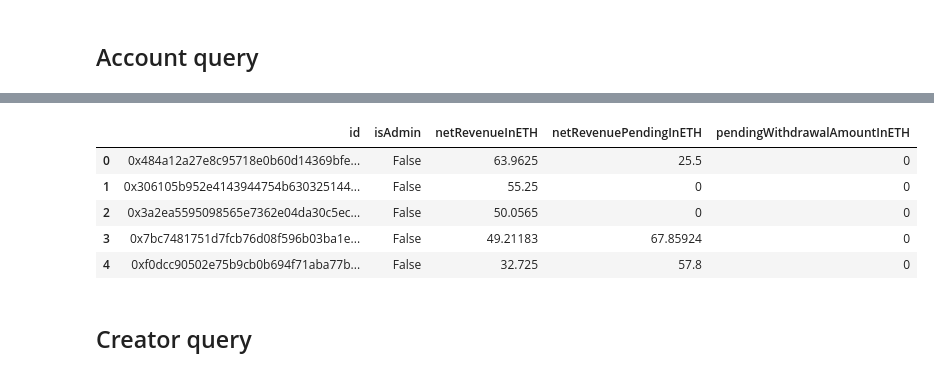
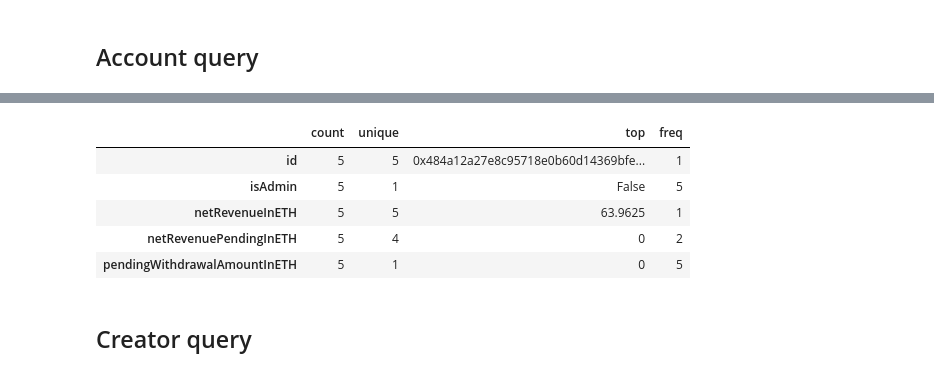
Before and after one commit to andrewyewcy/capstone-2, a Jupyter notebook: Capstone 2 Data Wrangling.ipynb, the cells around one changed output, grey strips where cells are left out. Saved outputs shown, nothing was run; the diff lists cells and outputs as text; code cells hidden in the pictures.

Commit message:
deactivated all pandas profiling and just used the pandas describe method instead

```diff
--- a/Capstone 2 Data Wrangling.ipynb
+++ b/Capstone 2 Data Wrangling.ipynb
@@ -42,7 +50,7 @@ wrangled_df = pd.DataFrame(columns = df_column_names)
 for i in range(len(extracted_data)):
     wrangled_df = wrangled_df.append(extracted_data[i], ignore_index = True)
 
-profile_report = ProfileReport(wrangled_df, minimal = True)
-profile_report.to_notebook_iframe()
-wrangled_df.head()
+#profile_report = ProfileReport(wrangled_df, minimal = True)
+#profile_report.to_notebook_iframe()
+wrangled_df.describe().T
 # %% [output]
@@ -50,9 +57,9 @@ wrangled_df.head()
-|  | id | isAdmin | netRevenueInETH | netRevenuePendingInETH | pendingWithdrawalAmountInETH |
-| 0 | 0x484a12a27e8c95718e0b60d14369bfe... | False | 63.9625 | 25.5 | 0 |
-| 1 | 0x306105b952e4143944754b630325144... | False | 55.25 | 0 | 0 |
-| 2 | 0x3a2ea5595098565e7362e04da30c5ec... | False | 50.0565 | 0 | 0 |
-| 3 | 0x7bc7481751d7fcb76d08f596b03ba1e... | False | 49.21183 | 67.85924 | 0 |
-| 4 | 0xf0dcc90502e75b9cb0b694f71aba77b... | False | 32.725 | 57.8 | 0 |
+|  | count | unique | top | freq |
+| id | 5 | 5 | 0x484a12a27e8c95718e0b60d14369bfe... | 1 |
+| isAdmin | 5 | 1 | False | 5 |
+| netRevenueInETH | 5 | 5 | 63.9625 | 1 |
+| netRevenuePendingInETH | 5 | 4 | 0 | 2 |
+| pendingWithdrawalAmountInETH | 5 | 1 | 0 | 5 |
 # %% [markdown]
 ## Creator query
 # %%
```
Also changed, not shown: parts of 12 cells of this notebook.
